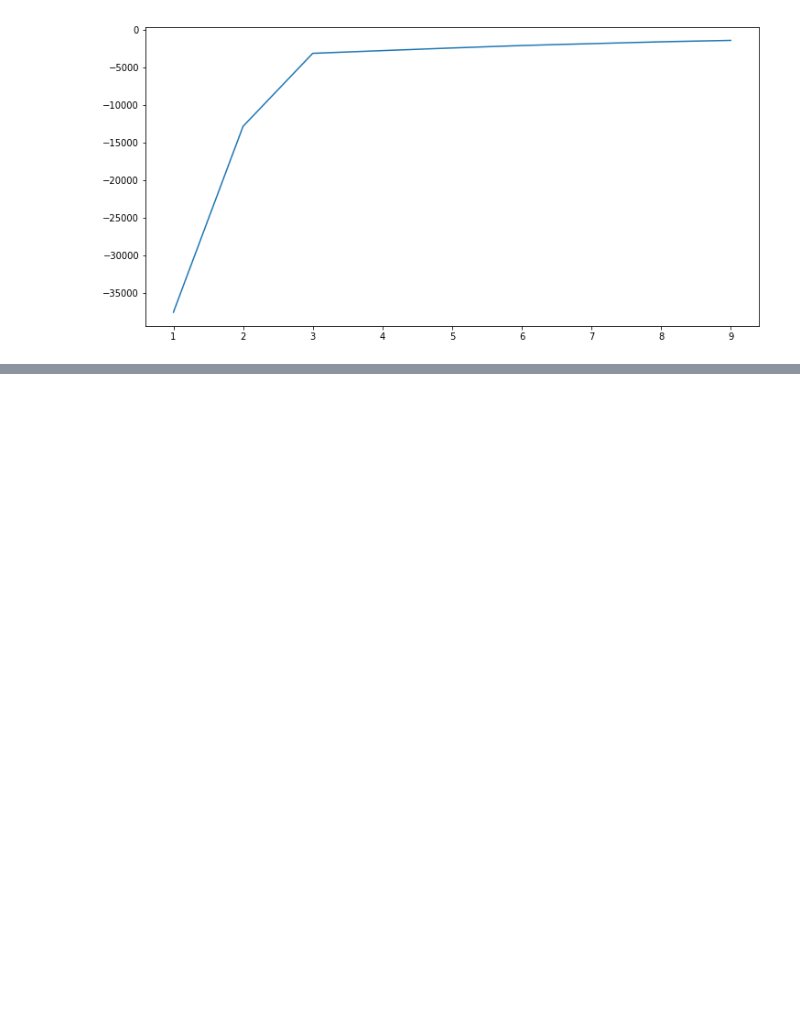
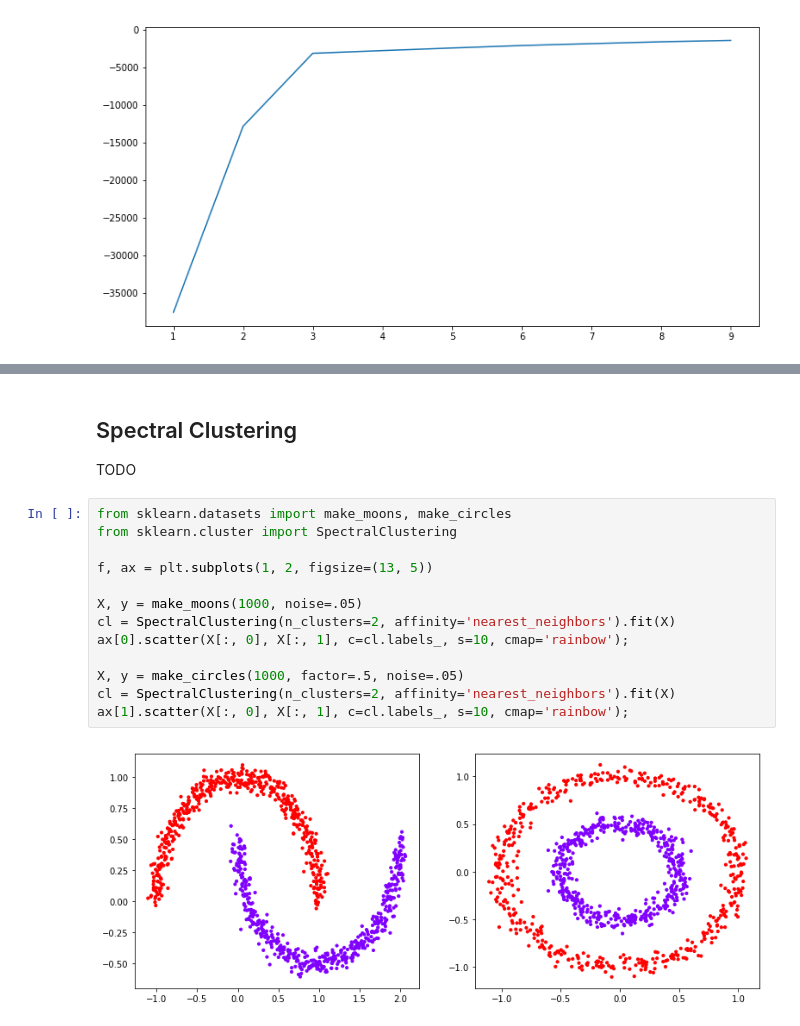
Before and after one commit to msadegh97/machine-learning-course, a Jupyter notebook: 06-clustering.ipynb, the cells around one changed output, grey strips where cells are left out. Cells and saved outputs as stored; diff of their text form; blank space fills up the shorter version.

```diff
--- a/06-clustering.ipynb
+++ b/06-clustering.ipynb
@@ -126,0 +204,19 @@ plt.show()
+# %% [markdown]
+## Spectral Clustering
+
+TODO
+# %%
+from sklearn.datasets import make_moons, make_circles
+from sklearn.cluster import SpectralClustering
+
+f, ax = plt.subplots(1, 2, figsize=(13, 5))
+
+X, y = make_moons(1000, noise=.05)
+cl = SpectralClustering(n_clusters=2, affinity='nearest_neighbors').fit(X)
+ax[0].scatter(X[:, 0], X[:, 1], c=cl.labels_, s=10, cmap='rainbow');
+
+X, y = make_circles(1000, factor=.5, noise=.05)
+cl = SpectralClustering(n_clusters=2, affinity='nearest_neighbors').fit(X)
+ax[1].scatter(X[:, 0], X[:, 1], c=cl.labels_, s=10, cmap='rainbow');
+# %% [output]
+[figure, added]
```
Also changed, not shown: parts of 10 cells of this notebook.
